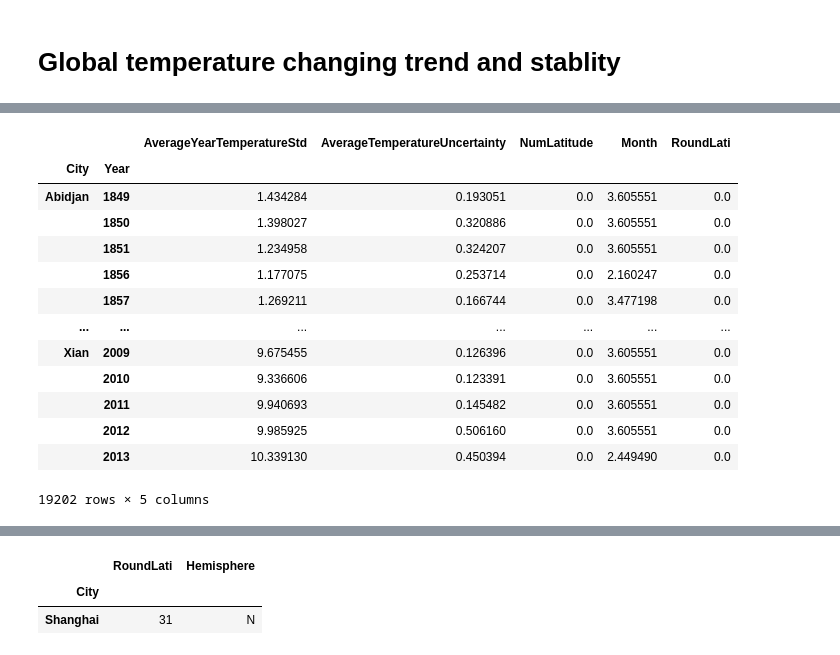
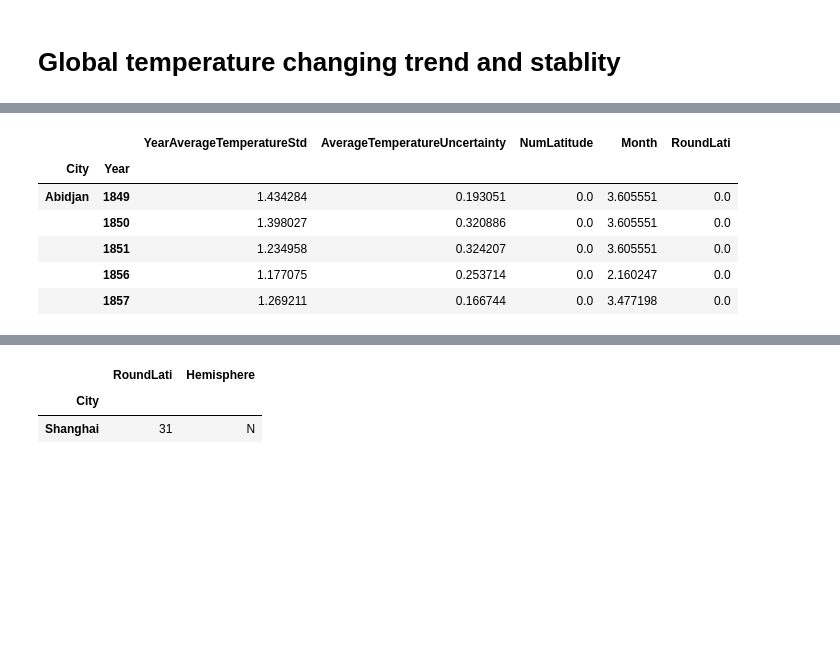
Before and after one commit to XinyangNick/ECO225-Project-1, a Jupyter notebook: Project One Xinyang.ipynb, the cells around one changed output, grey strips where cells are left out. Saved outputs shown, nothing was run; the diff lists cells and outputs as text; code cells hidden in the pictures; blank space fills up the shorter version.

```diff
--- a/Project One Xinyang.ipynb
+++ b/Project One Xinyang.ipynb
@@ -118,18 +98,12 @@ MajorCity_year_average.rename(columns={"AverageTemperature": "AverageYearTempera
 # %%
-MajorCity_year_std = major_copy.dropna(subset=["AverageTemperature"]).groupby(["City", "Year"]).std()
-MajorCity_year_std.rename(columns={"AverageTemperature": "AverageYearTemperatureStd"})
+MajorCity_year_std = major_copy.groupby(["City", "Year"]).std()
+MajorCity_year_std.rename(columns={"AverageTemperature": "YearAverageTemperatureStd"}, inplace=True)
+MajorCity_year_std.head()
 # %% [output]
-|  |  | AverageYearTemperatureStd | AverageTemperatureUncertainty | NumLatitude | Month | RoundLati |
+|  |  | YearAverageTemperatureStd | AverageTemperatureUncertainty | NumLatitude | Month | RoundLati |
 | City | Year |  |  |  |  |  |
 | Abidjan | 1849 | 1.434284 | 0.193051 | 0.0 | 3.605551 | 0.0 |
 |  | 1850 | 1.398027 | 0.320886 | 0.0 | 3.605551 | 0.0 |
 |  | 1851 | 1.234958 | 0.324207 | 0.0 | 3.605551 | 0.0 |
 |  | 1856 | 1.177075 | 0.253714 | 0.0 | 2.160247 | 0.0 |
 |  | 1857 | 1.269211 | 0.166744 | 0.0 | 3.477198 | 0.0 |
-| ... | ... | ... | ... | ... | ... | ... |
-| Xian | 2009 | 9.675455 | 0.126396 | 0.0 | 3.605551 | 0.0 |
-|  | 2010 | 9.336606 | 0.123391 | 0.0 | 3.605551 | 0.0 |
-|  | 2011 | 9.940693 | 0.145482 | 0.0 | 3.605551 | 0.0 |
-|  | 2012 | 9.985925 | 0.506160 | 0.0 | 3.605551 | 0.0 |
-|  | 2013 | 10.339130 | 0.450394 | 0.0 | 2.449490 | 0.0 |
-19202 rows × 5 columns
```
Also changed, not shown: parts of 66 cells of this notebook.
